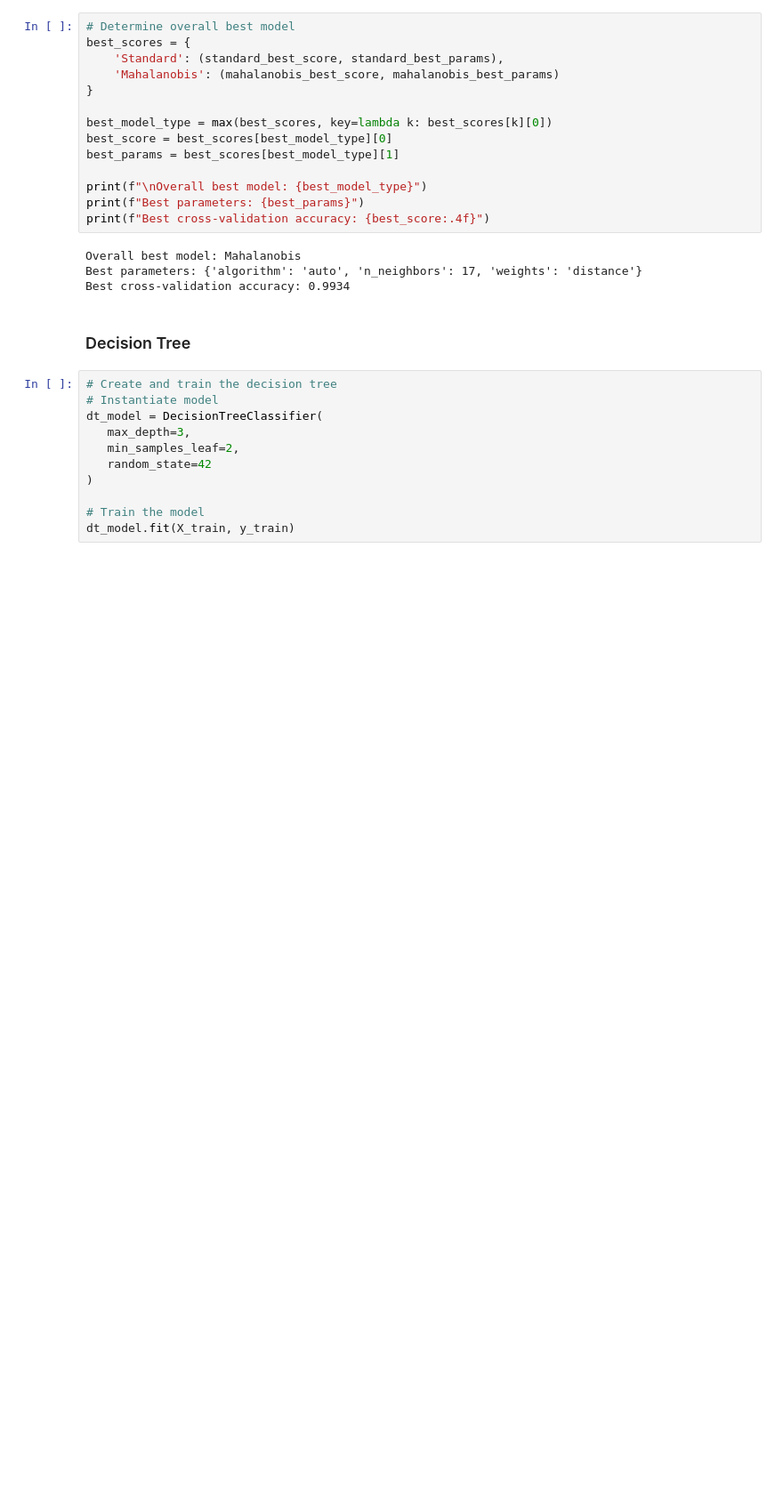
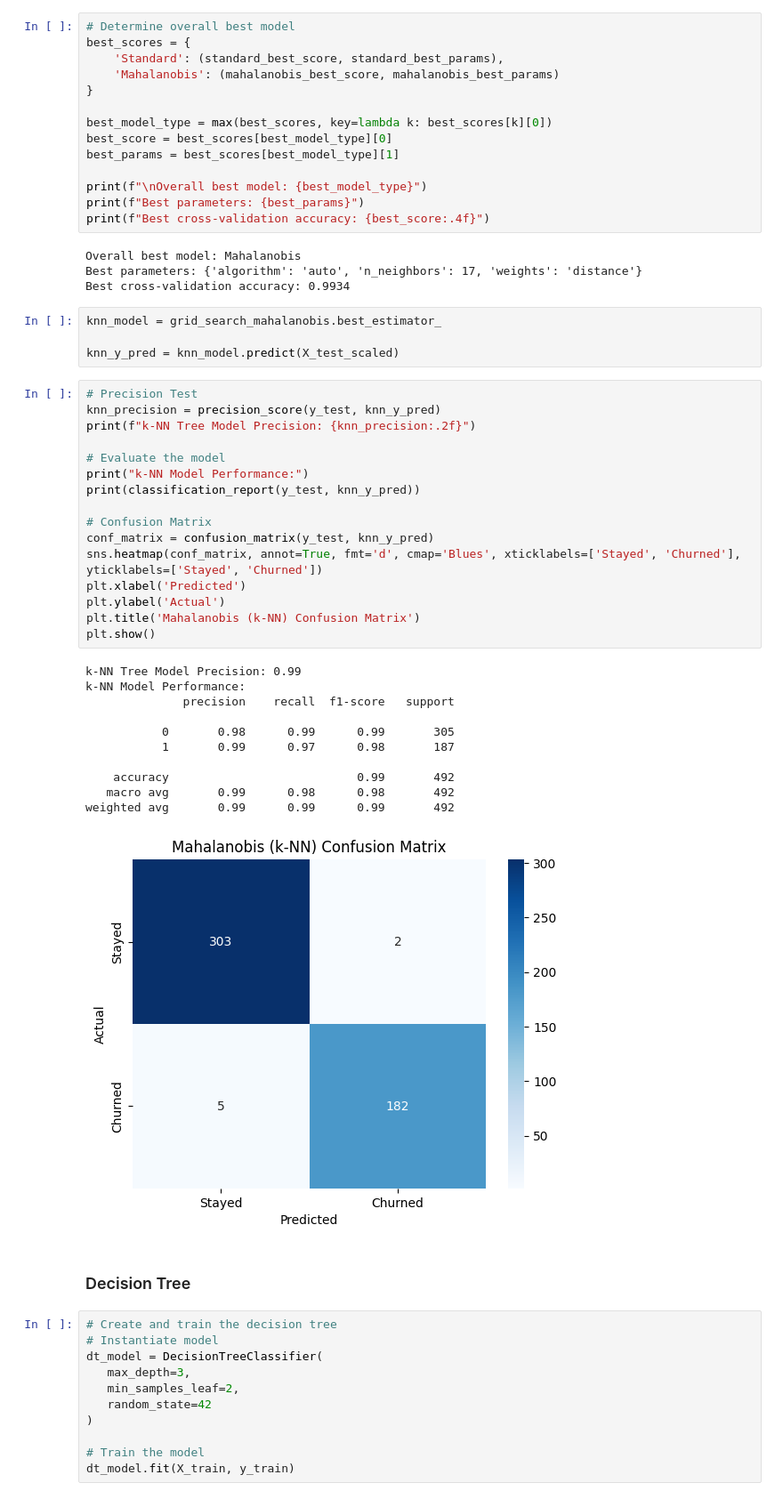
Before and after one commit to naomidb/dsc-capstone-proj2, a Jupyter notebook: DS_Capstone_Notebook_proj2.ipynb, the cells around one changed output. Shown at 89% size. Cells and saved outputs as stored; diff of their text form; blank space fills up the shorter version.

```diff
--- a/DS_Capstone_Notebook_proj2.ipynb
+++ b/DS_Capstone_Notebook_proj2.ipynb
@@ -243,6 +268,38 @@ print(f"Best cross-validation accuracy: {best_score:.4f}")
 Overall best model: Mahalanobis
 Best parameters: {'algorithm': 'auto', 'n_neighbors': 17, 'weights': 'distance'}
 Best cross-validation accuracy: 0.9934
+# %%
+knn_model = grid_search_mahalanobis.best_estimator_
+
+knn_y_pred = knn_model.predict(X_test_scaled)
+# %%
+# Precision Test
+knn_precision = precision_score(y_test, knn_y_pred)
+print(f"k-NN Tree Model Precision: {knn_precision:.2f}")
+
+# Evaluate the model
+print("k-NN Model Performance:")
+print(classification_report(y_test, knn_y_pred))
+
+# Confusion Matrix
+conf_matrix = confusion_matrix(y_test, knn_y_pred)
+sns.heatmap(conf_matrix, annot=True, fmt='d', cmap='Blues', xticklabels=['Stayed', 'Churned'], yticklabels=['Stayed', 'Churned'])
+plt.xlabel('Predicted')
+plt.ylabel('Actual')
+plt.title('Mahalanobis (k-NN) Confusion Matrix')
+plt.show()
+# %% [output]
+k-NN Tree Model Precision: 0.99
+k-NN Model Performance:
+              precision    recall  f1-score   support
+
+           0       0.98      0.99      0.99       305
+           1       0.99      0.97      0.98       187
+
+    accuracy                           0.99       492
+   macro avg       0.99      0.98      0.98       492
+weighted avg       0.99      0.99      0.99       492
+[figure, added]
 # %% [markdown]
 ### Decision Tree
 # %%
```
Also changed, not shown: parts of 19 cells of this notebook.
